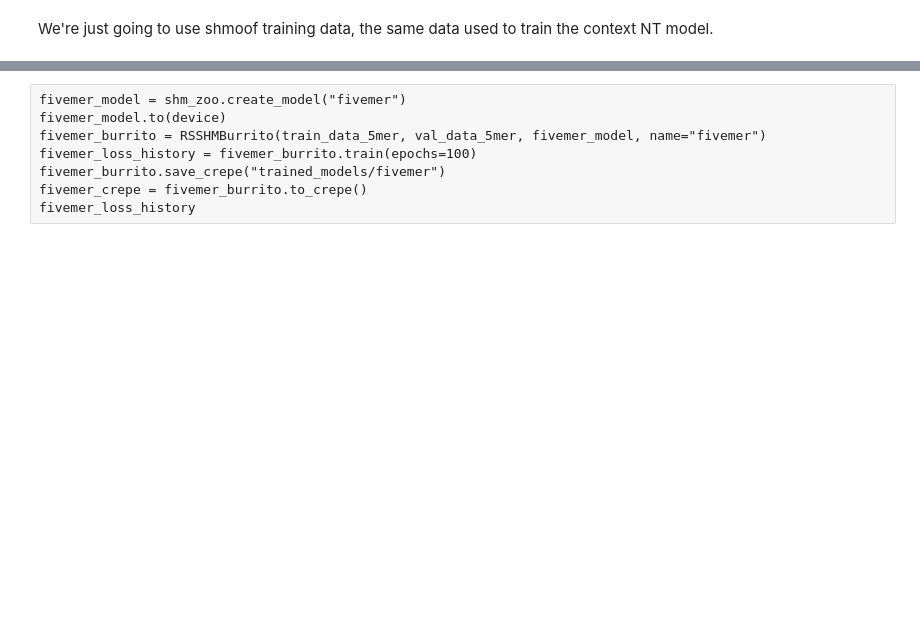
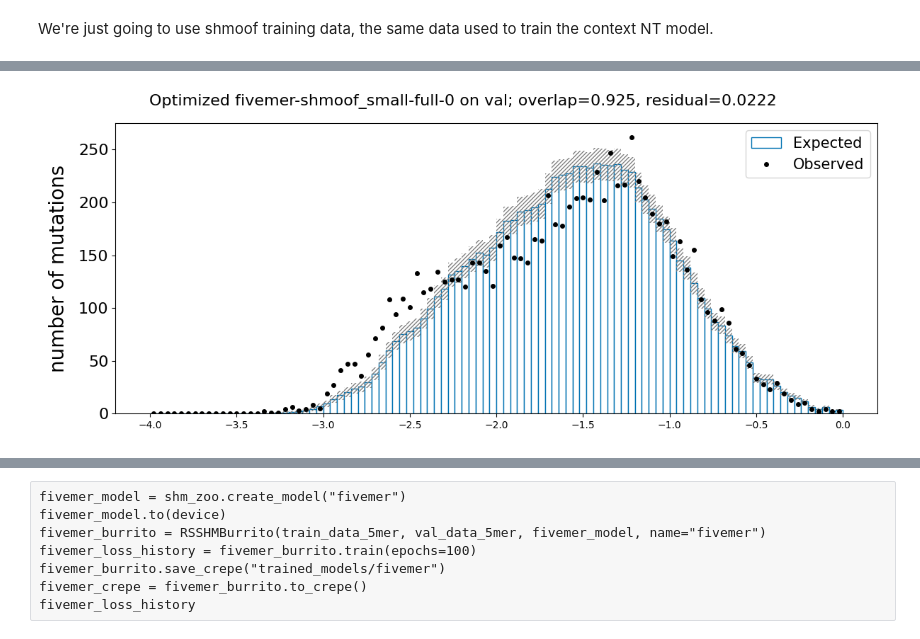
Before and after one commit to matsengrp/thrifty-experiments-1, a Jupyter notebook: human/lets_overfit.ipynb, the cells around one changed output, grey strips where cells are left out. Saved outputs shown, nothing was run; the diff lists cells and outputs as text; code cells hidden in the pictures; blank space fills up the shorter version.

```diff
--- a/human/lets_overfit.ipynb
+++ b/human/lets_overfit.ipynb
@@ -58,2 +57,17 @@ def oe_plot_of_crepe(crepe, pcp_df, branch_lengths, title):
     oe_results.pop("counts_twinx_ax")
     return fig, oe_results
+# %%
+data_dict = {"train": subsampled_train_df, "val": val_df}
+
+def optimized_oe_plot(crepe_path, data_name):
+    crepe = framework.load_crepe(crepe_path)
+    model_name = crepe_path.split("/")[-1]
+    title = f"Optimized {model_name} on {data_name}"
+    pcp_df = data_dict[data_name]
+    optimized_bls = optimized_branch_lengths_of_crepe(crepe, pcp_df)
+    show_figure(oe_plot_of_crepe(crepe, pcp_df, optimized_bls, title)[0])
+# %%
+crepe_path = "../train/trained_models/fivemer-shmoof_small-full-0"
+optimized_oe_plot(crepe_path, "val")
+# %% [output]
+[figure, added]
```
Also changed, not shown: parts of 11 cells of this notebook, 1 other file.
